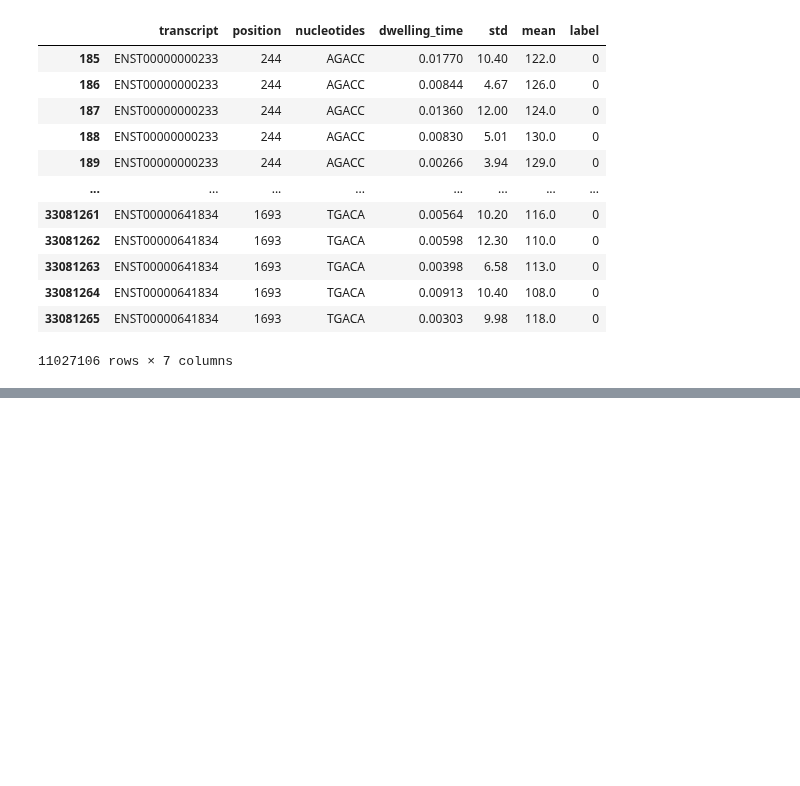
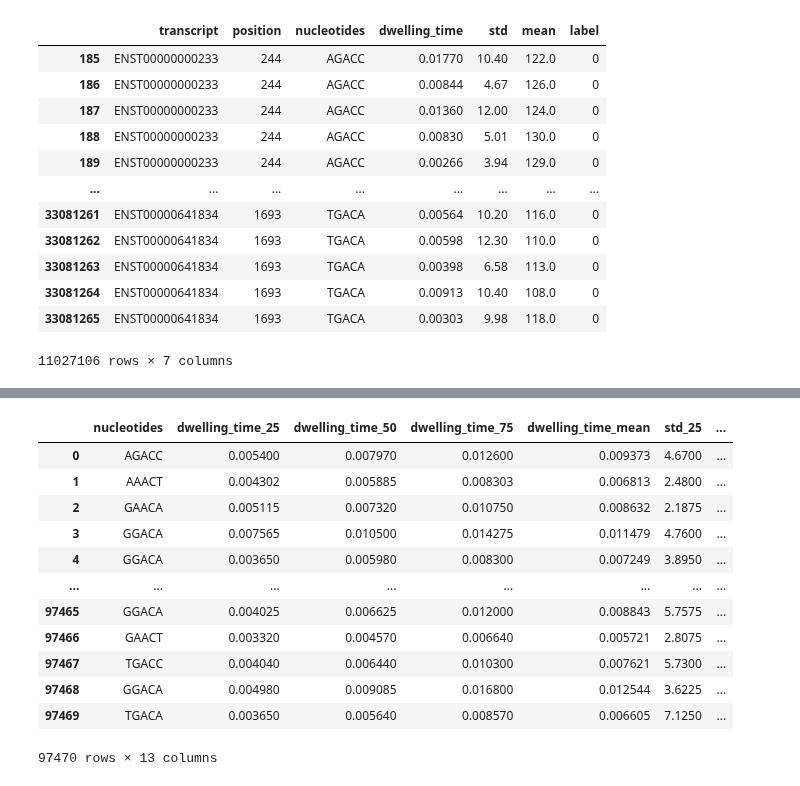
Before and after one commit to claudia-07/DSA4262-ACMXZ, a Jupyter notebook: pipeline/notebooks/Preprocessing.ipynb, the cells around one changed output, grey strips where cells are left out. Drawn from its saved outputs; the diff is of its cells as text; code cells hidden in the pictures; blank space fills up the shorter version.

```diff
--- a/pipeline/notebooks/Preprocessing.ipynb
+++ b/pipeline/notebooks/Preprocessing.ipynb
@@ -159,3 +153,19 @@ test data shape: (1126568, 5)
+# %%
+X_train
+# %% [output]
+|  | nucleotides | dwelling_time_25 | dwelling_time_50 | dwelling_time_75 | dwelling_time_mean | std_25 | ... |
+| 0 | AGACC | 0.005400 | 0.007970 | 0.012600 | 0.009373 | 4.6700 | ... |
+| 1 | AAACT | 0.004302 | 0.005885 | 0.008303 | 0.006813 | 2.4800 | ... |
+| 2 | GAACA | 0.005115 | 0.007320 | 0.010750 | 0.008632 | 2.1875 | ... |
+| 3 | GGACA | 0.007565 | 0.010500 | 0.014275 | 0.011479 | 4.7600 | ... |
+| 4 | GGACA | 0.003650 | 0.005980 | 0.008300 | 0.007249 | 3.8950 | ... |
+| ... | ... | ... | ... | ... | ... | ... | ... |
+| 97465 | GGACA | 0.004025 | 0.006625 | 0.012000 | 0.008843 | 5.7575 | ... |
+| 97466 | GAACT | 0.003320 | 0.004570 | 0.006640 | 0.005721 | 2.8075 | ... |
+| 97467 | TGACC | 0.004040 | 0.006440 | 0.010300 | 0.007621 | 5.7300 | ... |
+| 97468 | GGACA | 0.004980 | 0.009085 | 0.016800 | 0.012544 | 3.6225 | ... |
+| 97469 | TGACA | 0.003650 | 0.005640 | 0.008570 | 0.006605 | 7.1250 | ... |
+97470 rows × 13 columns
 # %%
 X_train, pipe = df_pre.encoding_train()
 # %% [output]
```
Also changed, not shown: parts of 13 cells of this notebook, 2 other files.
